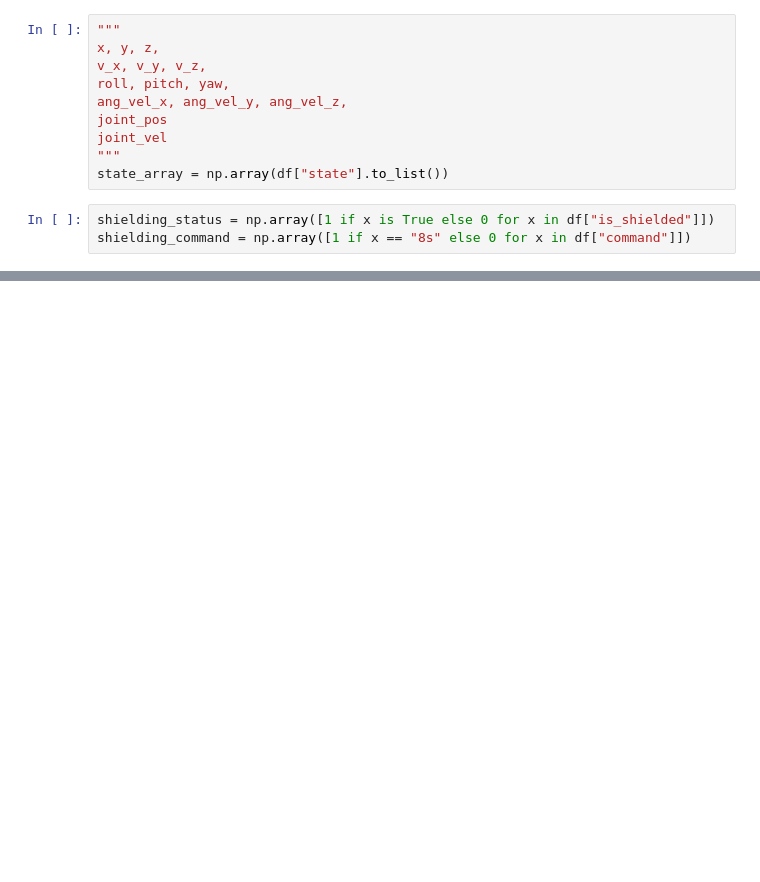
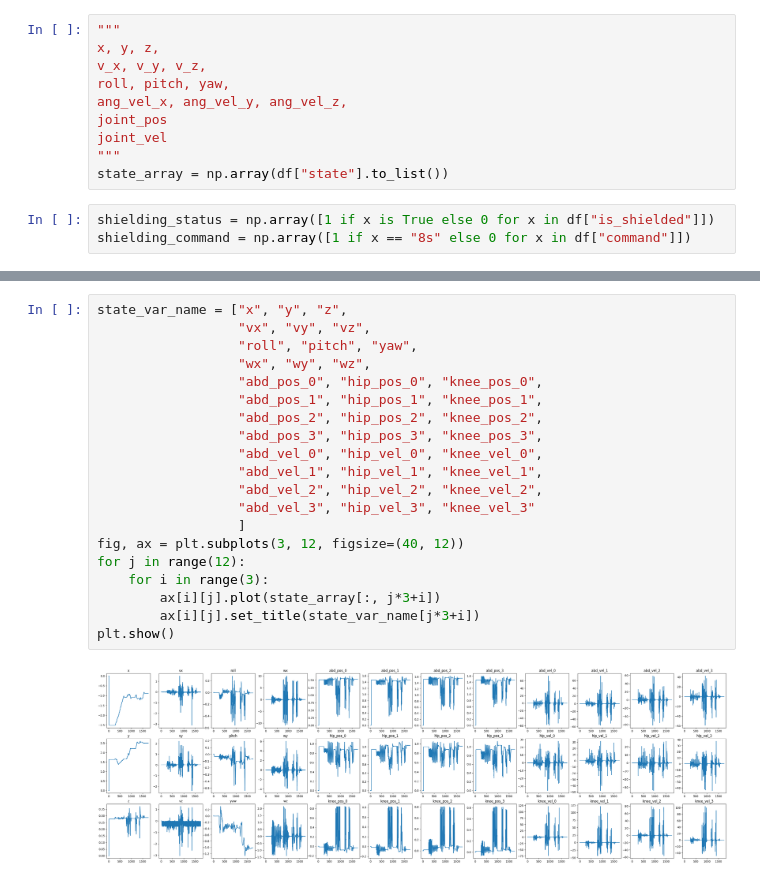
Before and after one commit to SafeRoboticsLab/GhostSDK, a Jupyter notebook: SDK/mblink/data_analysis.ipynb, the cells around one changed output, grey strips where cells are left out. Saved outputs shown, nothing was run; the diff lists cells and outputs as text; blank space fills up the shorter version.

```diff
--- a/SDK/mblink/data_analysis.ipynb
+++ b/SDK/mblink/data_analysis.ipynb
@@ -90,0 +92,22 @@ plt.legend()
+# %%
+state_var_name = ["x", "y", "z",
+                  "vx", "vy", "vz",
+                  "roll", "pitch", "yaw",
+                  "wx", "wy", "wz",
+                  "abd_pos_0", "hip_pos_0", "knee_pos_0",
+                  "abd_pos_1", "hip_pos_1", "knee_pos_1",
+                  "abd_pos_2", "hip_pos_2", "knee_pos_2",
+                  "abd_pos_3", "hip_pos_3", "knee_pos_3",
+                  "abd_vel_0", "hip_vel_0", "knee_vel_0",
+                  "abd_vel_1", "hip_vel_1", "knee_vel_1",
+                  "abd_vel_2", "hip_vel_2", "knee_vel_2",
+                  "abd_vel_3", "hip_vel_3", "knee_vel_3"
+                  ]
+fig, ax = plt.subplots(3, 12, figsize=(40, 12))
+for j in range(12):
+    for i in range(3):
+        ax[i][j].plot(state_array[:, j*3+i])
+        ax[i][j].set_title(state_var_name[j*3+i])
+plt.show()
+# %% [output]
+[figure, added]
```
Also changed, not shown: parts of 5 cells of this notebook.
